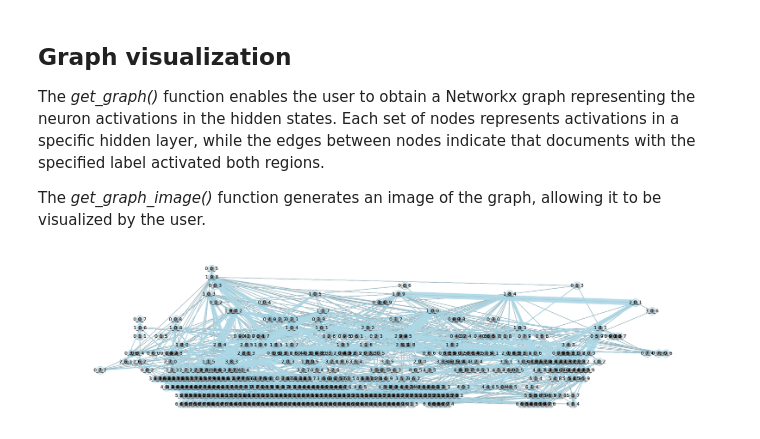
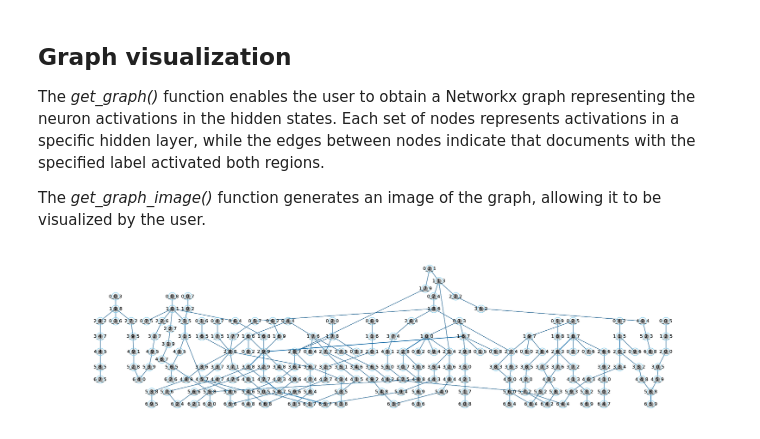
Before and after one commit to explic-ai/LLM-MRI, a Jupyter notebook: examples/Emotions.ipynb, the cells around one changed output. Saved outputs shown, nothing was run; the diff lists cells and outputs as text; code cells hidden in the pictures.

```diff
--- a/examples/Emotions.ipynb
+++ b/examples/Emotions.ipynb
@@ -17,7 +17,7 @@ Loading Emotions Dataset from Hugging Face hub
 # %%
 dataset_url = "https://huggingface.co/datasets/transformersbook/emotion-train-split/raw/main/train.txt"
 emotions = load_dataset("csv", data_files=dataset_url, sep=";",
-                               names=["text", "label"], split='train[:3%]')
+                               names=["text", "label"], split='train[:1%]')
 # %% [markdown]
 As the "Emotions" Dataset did not contain the "label" category, it is necessary to get the labels and turn into 'ClassLabel' type.
 # %%
@@ -81,10 +97,10 @@ The _get_graph()_ function enables the user to obtain a Networkx graph represent
 
 The _get_graph_image()_ function generates an image of the graph, allowing it to be visualized by the user.
 # %%
-g = llm_mri.get_graph()
+g = llm_mri.get_graph("sadness")
 
 g_img = llm_mri.get_graph_image(g)
 plt.box(False)
 plt.show()
 # %% [output]
-[figure, old version]
+[figure, new version]
```
Also changed, not shown: parts of 15 cells of this notebook, 1 other file.
